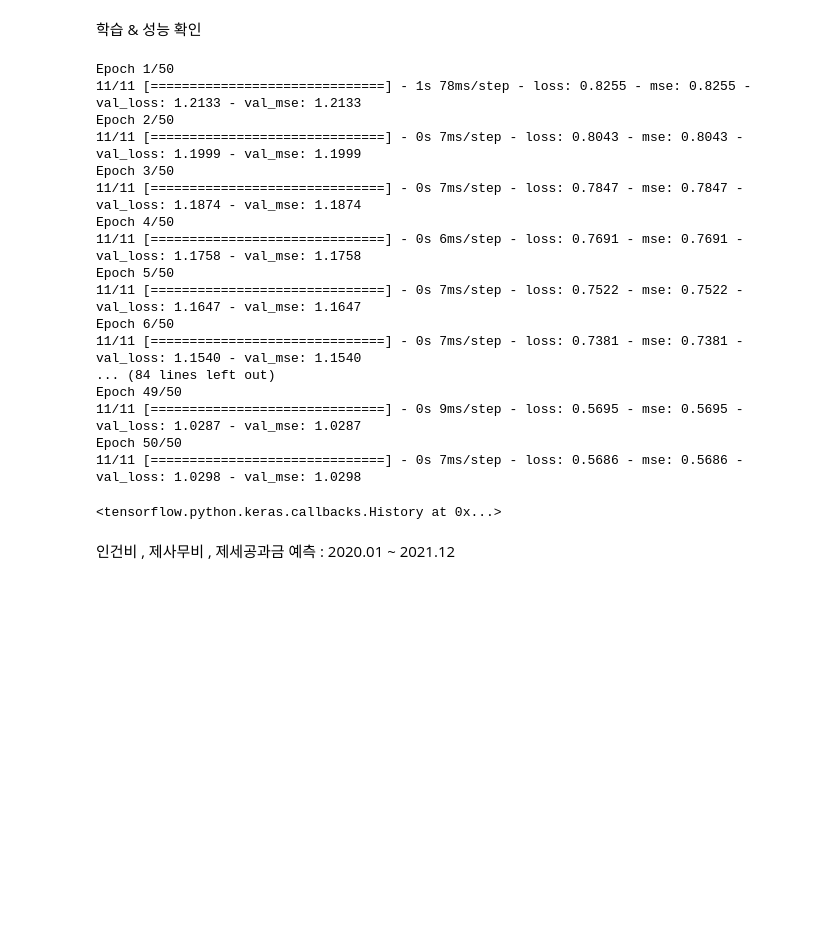
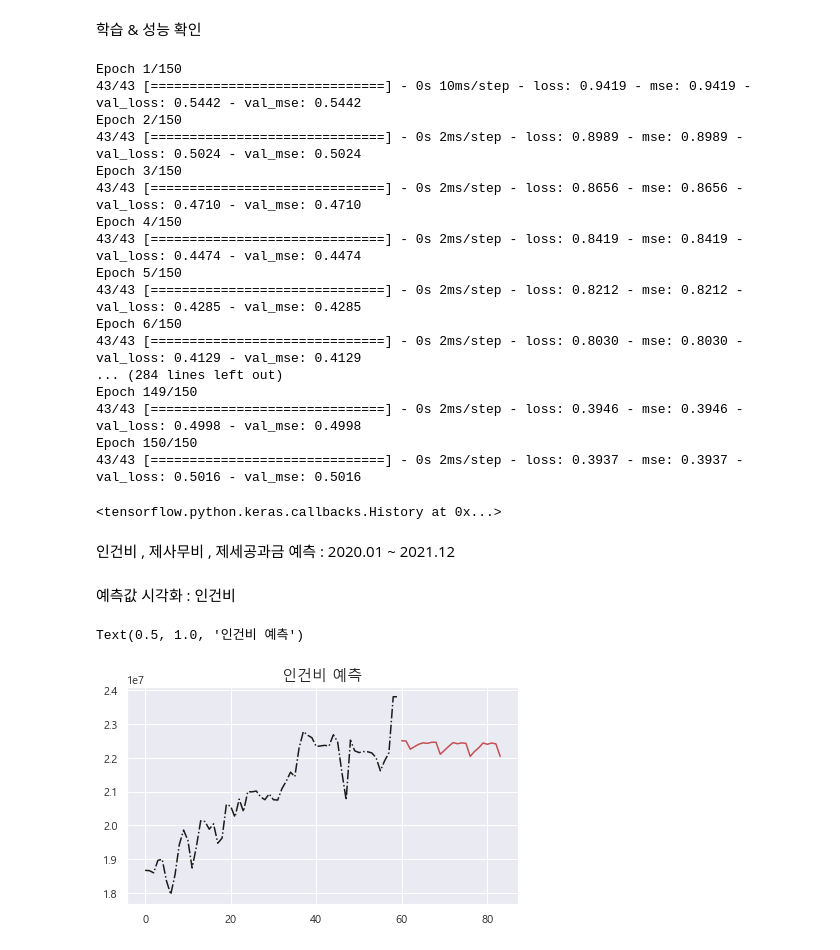
Before and after one commit to ineed-coffee/AI_DataScience_Exercise, a Jupyter notebook: deep_learning/2020.11.12.ipynb, the cells around one changed output. Cells and saved outputs as stored; diff of their text form; code cells hidden in the pictures; blank space fills up the shorter version.

```diff
--- a/deep_learning/2020.11.12.ipynb
+++ b/deep_learning/2020.11.12.ipynb
@@ -473,31 +473,33 @@ from keras.models import Model
 from keras.layers import Input, Dense, LSTM, TimeDistributed
 
 xInput = Input(batch_shape=(None, window_size, 3))
-xLstm = LSTM(8, return_sequences=True)(xInput)
-xOutput = TimeDistributed(Dense(3))(xLstm)
+#xLstm = LSTM(8, return_sequences=True)(xInput)
+#xOutput = TimeDistributed(Dense(3))(xLstm)
+xLstm = LSTM(5)(xInput)
+xOutput = Dense(3)(xLstm)
 model = Model(xInput, xOutput)
 
 model.compile(loss='mse', optimizer='adam',metrics=['mse'])
 
-model.fit(xtrain,ytrain,epochs=50,batch_size=4,validation_data=(xtest,ytest))
+model.fit(xtrain,ytrain,epochs=150,batch_size=1,validation_data=(xtest,ytest))
 # %% [output]
-Epoch 1/50
-11/11 [==============================] - 1s 78ms/step - loss: 0.8255 - mse: 0.8255 - val_loss: 1.2133 - val_mse: 1.2133
-Epoch 2/50
-11/11 [==============================] - 0s 7ms/step - loss: 0.8043 - mse: 0.8043 - val_loss: 1.1999 - val_mse: 1.1999
-Epoch 3/50
-11/11 [==============================] - 0s 7ms/step - loss: 0.7847 - mse: 0.7847 - val_loss: 1.1874 - val_mse: 1.1874
-Epoch 4/50
-11/11 [==============================] - 0s 6ms/step - loss: 0.7691 - mse: 0.7691 - val_loss: 1.1758 - val_mse: 1.1758
-Epoch 5/50
-11/11 [==============================] - 0s 7ms/step - loss: 0.7522 - mse: 0.7522 - val_loss: 1.1647 - val_mse: 1.1647
-Epoch 6/50
-11/11 [==============================] - 0s 7ms/step - loss: 0.7381 - mse: 0.7381 - val_loss: 1.1540 - val_mse: 1.1540
-... (84 lines left out)
-Epoch 49/50
-11/11 [==============================] - 0s 9ms/step - loss: 0.5695 - mse: 0.5695 - val_loss: 1.0287 - val_mse: 1.0287
-Epoch 50/50
-11/11 [==============================] - 0s 7ms/step - loss: 0.5686 - mse: 0.5686 - val_loss: 1.0298 - val_mse: 1.0298
+Epoch 1/150
+43/43 [==============================] - 0s 10ms/step - loss: 0.9419 - mse: 0.9419 - val_loss: 0.5442 - val_mse: 0.5442
+Epoch 2/150
+43/43 [==============================] - 0s 2ms/step - loss: 0.8989 - mse: 0.8989 - val_loss: 0.5024 - val_mse: 0.5024
+Epoch 3/150
+43/43 [==============================] - 0s 2ms/step - loss: 0.8656 - mse: 0.8656 - val_loss: 0.4710 - val_mse: 0.4710
+Epoch 4/150
+43/43 [==============================] - 0s 2ms/step - loss: 0.8419 - mse: 0.8419 - val_loss: 0.4474 - val_mse: 0.4474
+Epoch 5/150
+43/43 [==============================] - 0s 2ms/step - loss: 0.8212 - mse: 0.8212 - val_loss: 0.4285 - val_mse: 0.4285
+Epoch 6/150
+43/43 [==============================] - 0s 2ms/step - loss: 0.8030 - mse: 0.8030 - val_loss: 0.4129 - val_mse: 0.4129
+... (284 lines left out)
+Epoch 149/150
+43/43 [==============================] - 0s 2ms/step - loss: 0.3946 - mse: 0.3946 - val_loss: 0.4998 - val_mse: 0.4998
+Epoch 150/150
+43/43 [==============================] - 0s 2ms/step - loss: 0.3937 - mse: 0.3937 - val_loss: 0.5016 - val_mse: 0.5016
 <tensorflow.python.keras.callbacks.History at 0x...>
 # %% [markdown]
 인건비 , 제사무비 , 제세공과금 예측 : 2020.01 ~ 2021.12
@@ -518,0 +506,21 @@ raw_data[-window_size:].shape
+# %%
+nPredict = 24
+
+LSTM_predict_x = raw_data[-window_size:]
+LSTM_predict_y = []
+
+for _ in range(nPredict):
+    yhat = model.predict(LSTM_predict_x.reshape(1,window_size,-1))
+    LSTM_predict_y.append(S_s.inverse_transform(yhat).ravel().tolist())
+    LSTM_predict_x = np.concatenate((LSTM_predict_x[1:],yhat),axis=0)
+# %% [markdown]
+예측값 시각화 : 인건비
+# %%
+plt.figure(figsize=(7,4))
+plt.plot(data['인건비'],'k-.')
+plt.plot(pd.DataFrame(LSTM_predict_y,index=range(60,84))[0],'r-')
+ax = plt.gca()
+ax.set_title('인건비 예측',fontsize=15)
+# %% [output]
+Text(0.5, 1.0, '인건비 예측')
+[figure, added]
```
Also changed, not shown: parts of 32 cells of this notebook.
